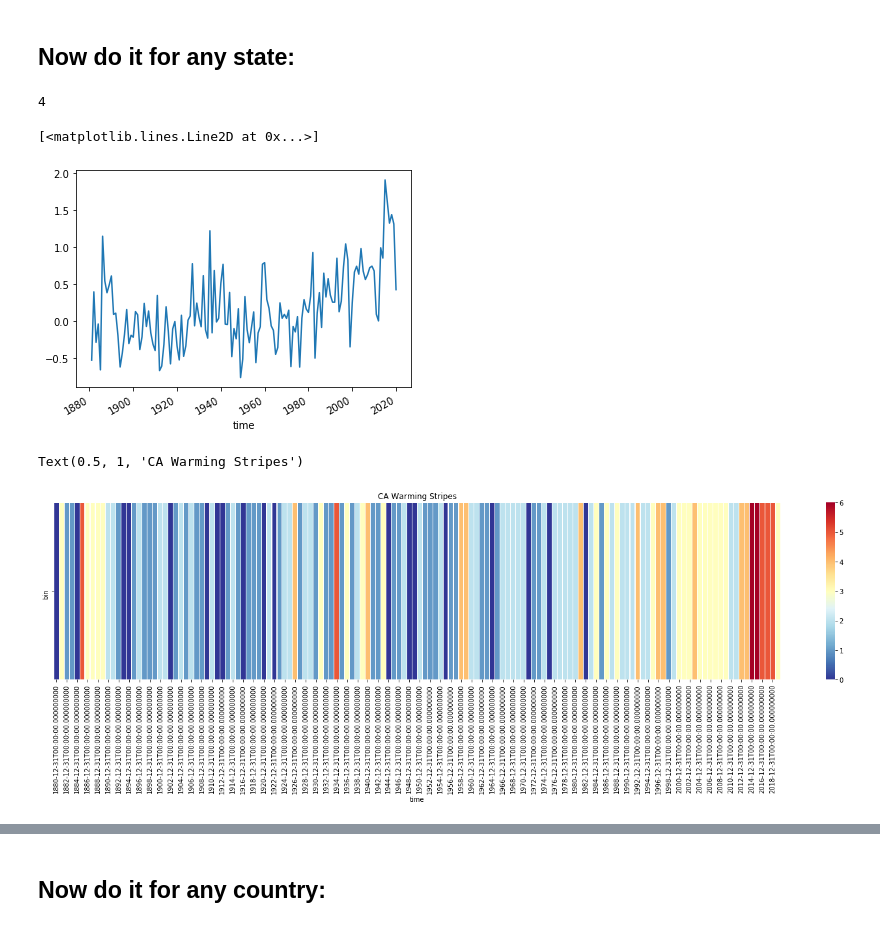
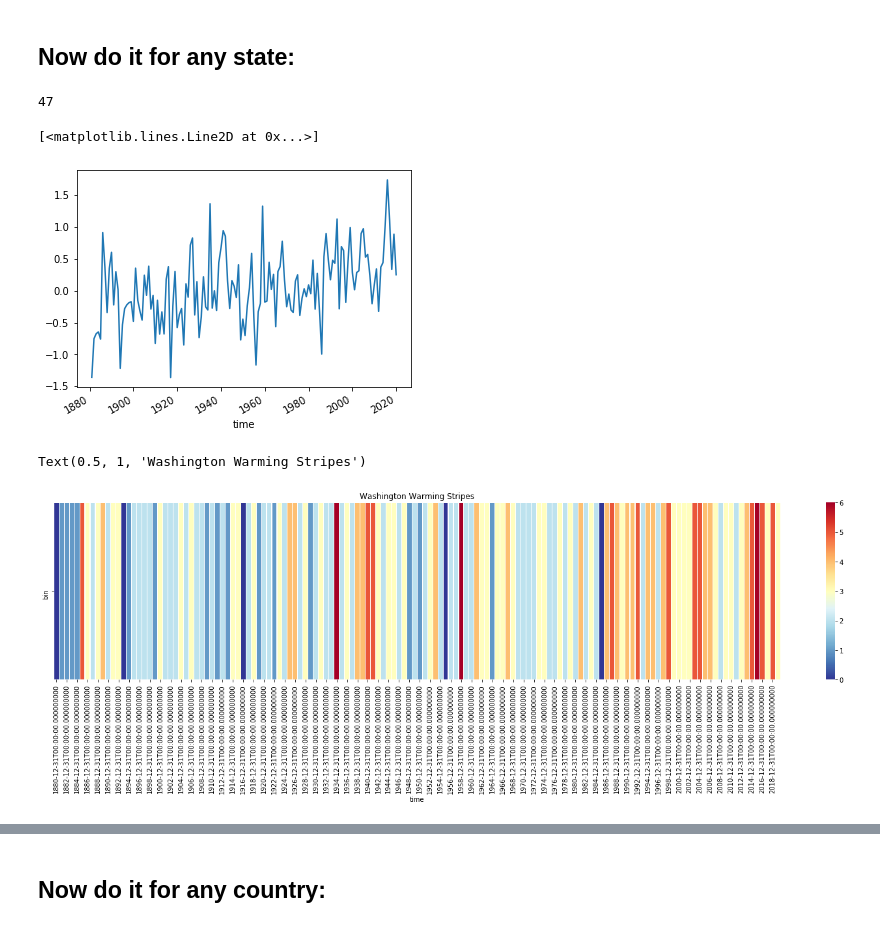
Before and after one commit to thenaomig/warmingStripesBracelets, a Jupyter notebook: warmingStripes.ipynb, the cells around one changed output, grey strips where cells are left out. Drawn from its saved outputs; the diff is of its cells as text; code cells hidden in the pictures.

```diff
--- a/warmingStripes.ipynb
+++ b/warmingStripes.ipynb
@@ -103,27 +103,27 @@ tempDataLand = tempDataLand.sel(time=slice('18800101','20191231')) #make sure th
 states = regionmask.defined_regions.natural_earth.us_states_50
 stateMask = states.mask(tempDataLand.lon, tempDataLand.lat) #, wrap_lon=True)
 # %%
-myState = 'CA'
+myState = 'WA'
 stateIndex = np.argwhere(np.asarray(states.abbrevs) == myState)[0][0]
 stateIndex
 # %% [output]
-4
+47
 # %%
 tempArea = tempDataLand.where(stateMask == stateIndex)
 tempAtLoc = (tempArea * np.sqrt(np.cos(np.deg2rad(tempArea.lat)))).mean('lat').mean('lon')
 tempAtLoc.resample(time='1A').mean('time').plot()
 # %% [output]
 [<matplotlib.lines.Line2D at 0x...>]
-[figure, old version]
+[figure, new version]
 # %%
 locDF = tempAtLoc.resample(time='1A').mean('time').to_pandas()
 quantized = pd.cut(locDF,bins=7,labels=False)
 # %%
 quantized.name = 'bin'
 plt.figure(figsize=[25,5])
 #plt.pcolor(pd.DataFrame(quantized).T,cmap=cm.RdBu_r)
 sns.heatmap(pd.DataFrame(quantized).T,cmap=cm.RdYlBu_r,linewidths=0.1)
-plt.title(myState+' Warming Stripes')
+plt.title(states.names[stateIndex]+' Warming Stripes')
 # %% [output]
-Text(0.5, 1, 'CA Warming Stripes')
+Text(0.5, 1, 'Washington Warming Stripes')
-[figure, old version]
+[figure, new version]
```
Also changed, not shown: parts of 6 cells of this notebook.
